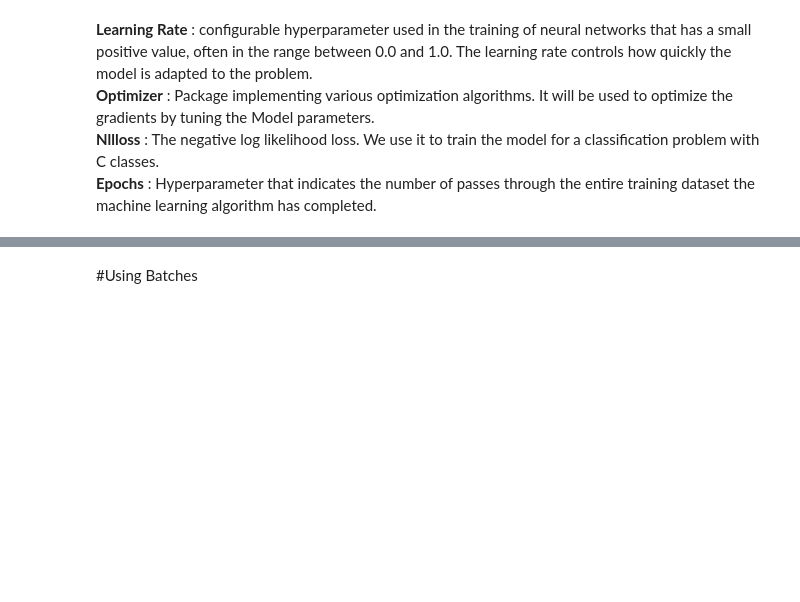
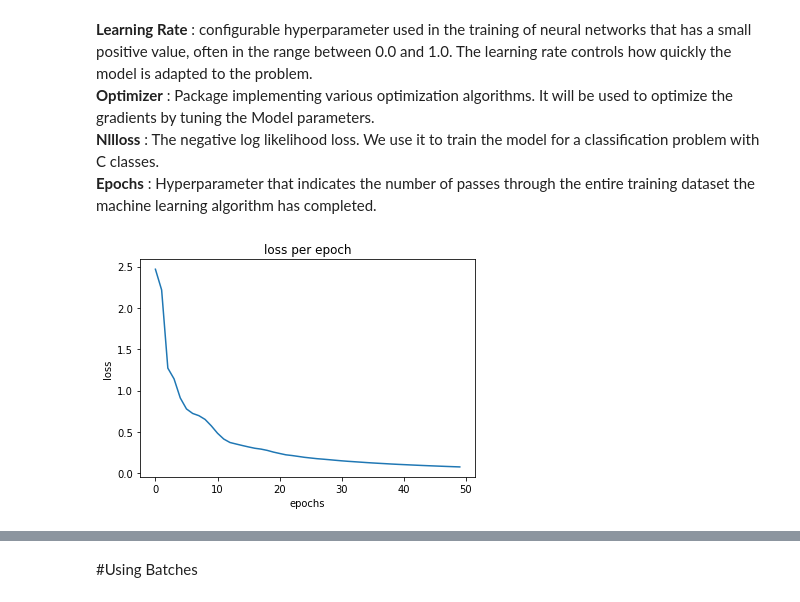
Before and after one commit to SchoolofAI-Algiers/AI2E-workshops, a Jupyter notebook: Neural_Networks/AI2E_Neural_Network_Workshop.ipynb, the cells around one changed output, grey strips where cells are left out. Cells and saved outputs as stored; diff of their text form; code cells hidden in the pictures; blank space fills up the shorter version.

```diff
--- a/Neural_Networks/AI2E_Neural_Network_Workshop.ipynb
+++ b/Neural_Networks/AI2E_Neural_Network_Workshop.ipynb
@@ -63,22 +63,22 @@ class Network(torch.nn.Module):
         super().__init__()
 
         # Weights matrix for hidden layer 1
-        self.W_1 = nn.Parameter(torch.Tensor(input_layer_size, output_layer_size))
-        self.b_1 = nn.Parameter(torch.Tensor(input_layer_size, output_layer_size))
+        self.W_1 = nn.Parameter(torch.Tensor(28*28, 256)) #(1,784)
+        self.b_1 = nn.Parameter(torch.Tensor(1, 256))
         #Alternatively
         # Inputs to hidden layer 1 linear transformation
         #self.hidden = nn.Linear(layer_input_size, layer_output_size)
 
         # Weights matrix for hidden layer 2
-        self.W_2 = nn.Parameter(torch.Tensor(input_layer_size, output_layer_size))
-        self.b_2 = nn.Parameter(torch.Tensor(input_layer_size, output_layer_size))
+        self.W_2 = nn.Parameter(torch.Tensor(256, 64))
+        self.b_2 = nn.Parameter(torch.Tensor(1, 64))
         #Alternatively
         # Inputs to hidden layer 2 linear transformation
         #self.hidden = nn.Linear(layer_input_size, layer_output_size)
 
         # Weights matrix for out layer
-        self.W_out = nn.Parameter(torch.Tensor(input_layer_size, output_layer_size))
-        self.b_out = nn.Parameter(torch.Tensor(input_layer_size, output_layer_size))
+        self.W_out = nn.Parameter(torch.Tensor(64, 10))
+        self.b_out = nn.Parameter(torch.Tensor(1, 10))
         #Alternatively
         # Output layer
         #self.output = nn.Linear(ayer_input_size, layer_output_size)
@@ -106,7 +106,7 @@ class Network(torch.nn.Module):
           plt.imshow(x.contiguous().detach().view(16,16).numpy(), cmap='Greys_r')
           plt.show()
 
-        x = F.sigmoid(x)
+        x = F.relu(x)
         if log :
           print("data after layer 1 activation function")
           plt.imshow(x.contiguous().detach().view(16,16).numpy(), cmap='Greys_r')
@@ -122,7 +122,7 @@ class Network(torch.nn.Module):
           plt.imshow(x.contiguous().detach().view(8,8).numpy(), cmap='Greys_r')
           plt.show()
 
-        x = F.sigmoid(x)
+        x = F.relu(x)
         if log :
           print("data after layer 2 activation function")
           plt.imshow(x.contiguous().detach().view(8,8).numpy(), cmap='Greys_r')
@@ -175,34 +182,37 @@ images = images.view(images.shape[0], -1)
 
 # Clear the gradients, do this because gradients are accumulated
 optimizer.zero_grad()
 # Forward pass, get our logits
 proba = model(images)
+
 # Calculate the loss with the logits and the labels
 loss = criterion(proba, labels)
 
 loss.backward()
 optimizer.step()
 #########
 
 def train(model, optimizer, criterion, images, labels):
-  epochs = 5
+  epochs = 50
   loss_hist = []
   for e in range(epochs):
       optimizer.zero_grad()
 
       output = model(images)
       loss = criterion(output, labels)
       loss.backward()
       optimizer.step()
 
       loss_hist.append(loss.item())
 
   plt.plot(loss_hist)
   plt.ylabel("loss")
   plt.xlabel("epochs")
   plt.title("loss per epoch")
   plt.show()
 train(model, optimizer, criterion, images, labels)
+# %% [output]
+[figure, added]
 # %%
 # Evaluate the Model
 def view_classify(img, ps, version="MNIST"):
```
Also changed, not shown: parts of 6 cells of this notebook, 3 other files.
